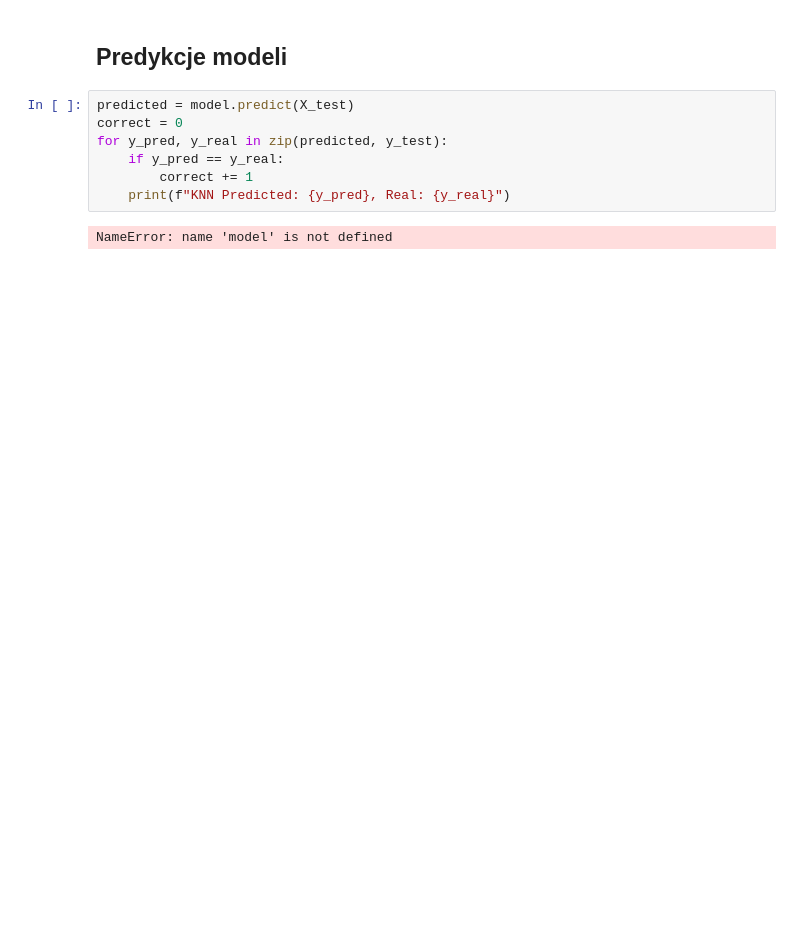
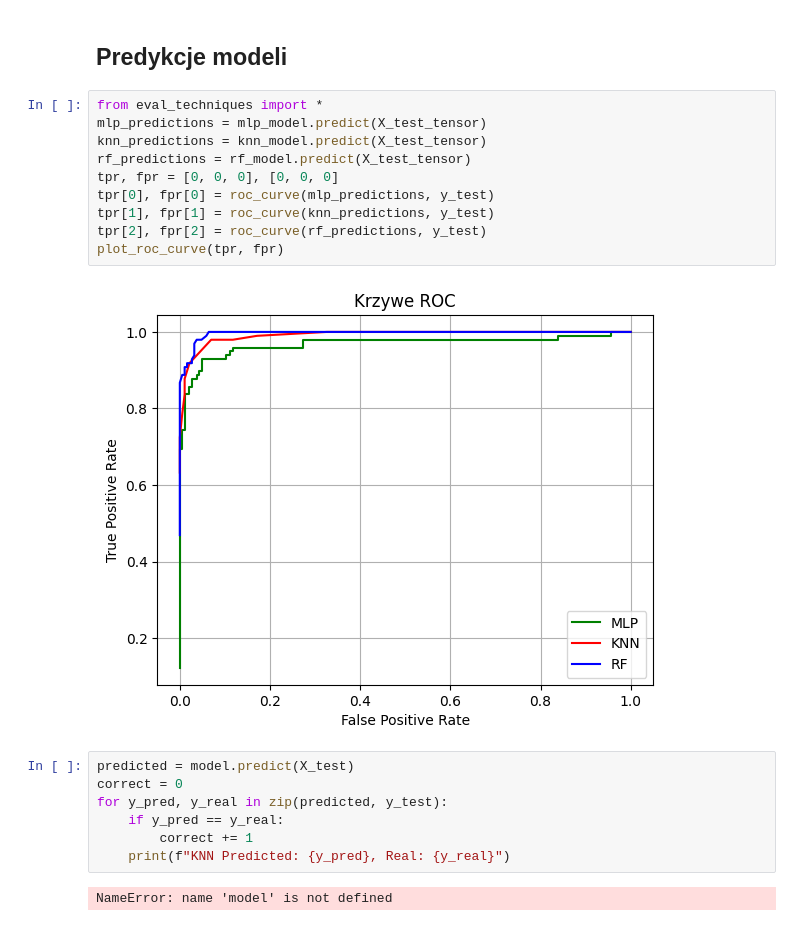
Before and after one commit to mbo009/UMA-Projekt, a Jupyter notebook: docs/main.ipynb, the cells around one changed output. Drawn from its saved outputs; the diff is of its cells as text; blank space fills up the shorter version.

```diff
--- a/docs/main.ipynb
+++ b/docs/main.ipynb
@@ -71,5 +108,17 @@ df
 # %% [markdown]
 ## Predykcje modeli
+# %%
+from eval_techniques import *
+mlp_predictions = mlp_model.predict(X_test_tensor)
+knn_predictions = knn_model.predict(X_test_tensor)
+rf_predictions = rf_model.predict(X_test_tensor)
+tpr, fpr = [0, 0, 0], [0, 0, 0]
+tpr[0], fpr[0] = roc_curve(mlp_predictions, y_test)
+tpr[1], fpr[1] = roc_curve(knn_predictions, y_test)
+tpr[2], fpr[2] = roc_curve(rf_predictions, y_test)
+plot_roc_curve(tpr, fpr)
+# %% [output]
+[figure, added]
 # %%
 predicted = model.predict(X_test)
 correct = 0
```
Also changed, not shown: parts of 4 cells of this notebook, 5 other files.
